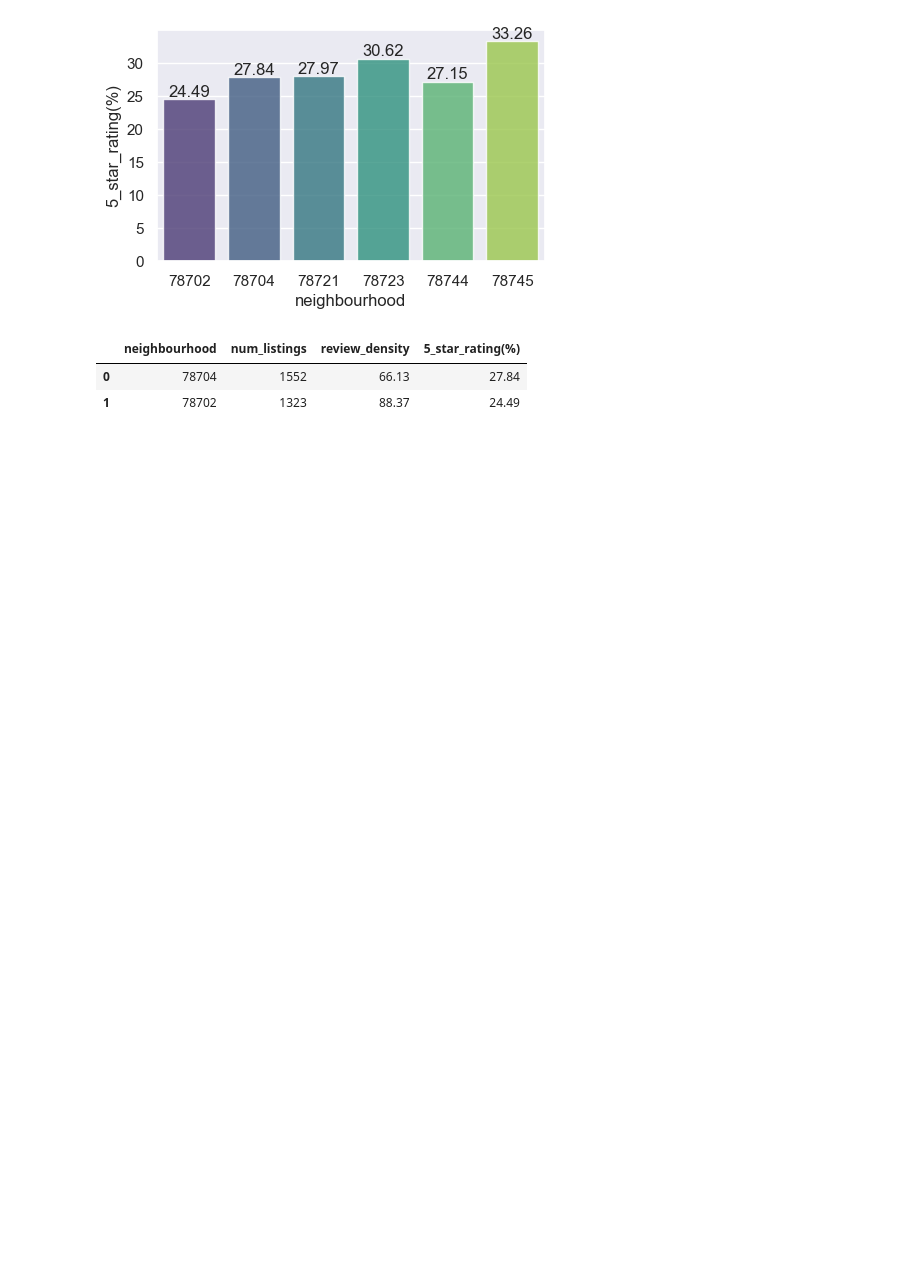
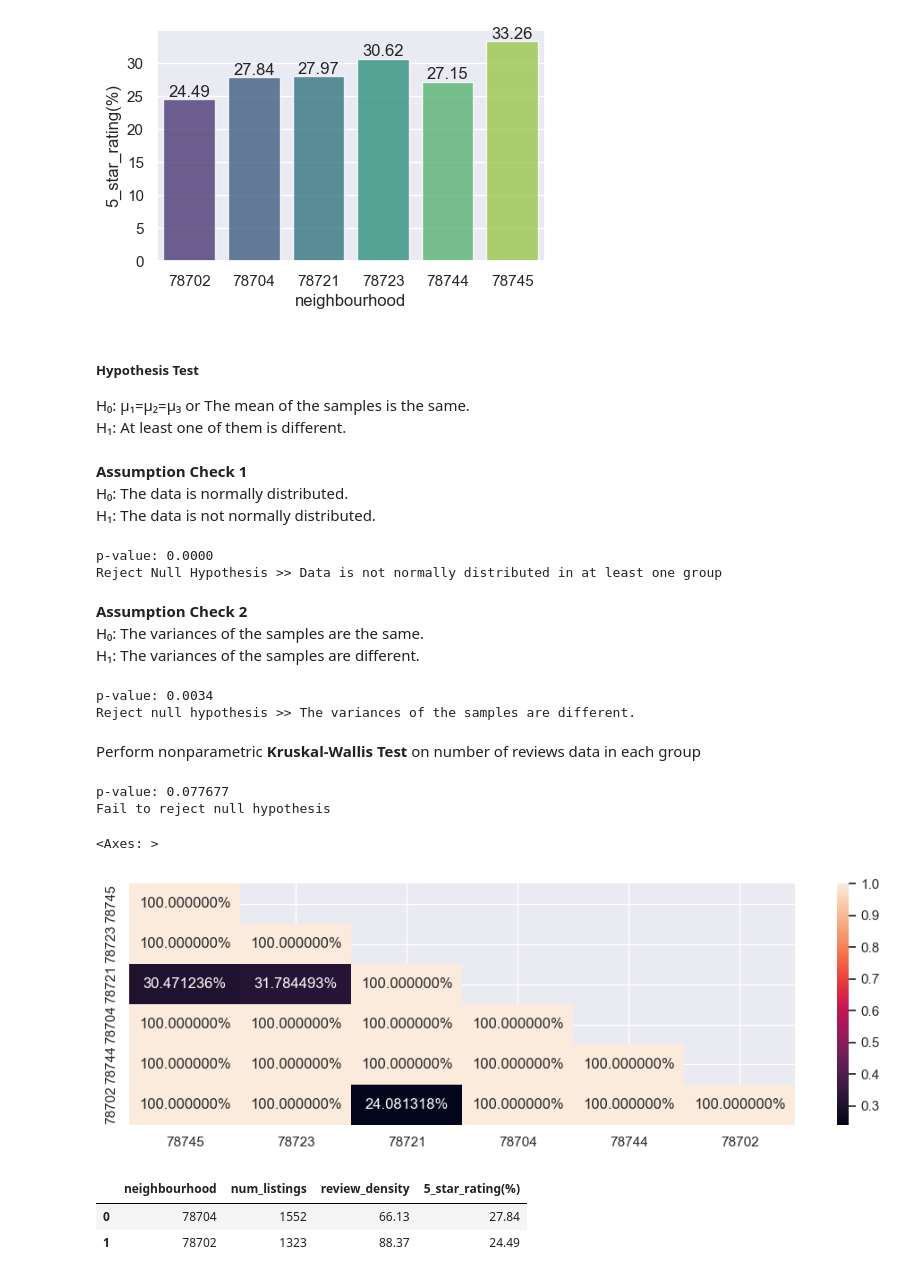
Before and after one commit to abhisingh91/airbnb-listings, a Jupyter notebook: data_insights.ipynb, the cells around one changed output. Cells and saved outputs as stored; diff of their text form; code cells hidden in the pictures; blank space fills up the shorter version.

```diff
--- a/data_insights.ipynb
+++ b/data_insights.ipynb
@@ -116,6 +187,70 @@ top_neighbourhood_5_star_rating = neighbourhood_5_star_rating_sorted.iloc[:10, [
 plth.plot_bar_graph('neighbourhood', '5_star_rating(%)', data=neighbourhood_5_star_rating_sorted, decimal_count=2, x_size=5, y_size=3, palette='viridis', alpha=0.8)
 # %% [output]
 [figure]
+# %% [markdown]
+##### Hypothesis Test
+H₀: μ₁=μ₂=μ₃ or The mean of the samples is the same. <br>
+H₁: At least one of them is different. <br>
+# %% [markdown]
+**Assumption Check 1** <br>
+H₀: The data is normally distributed.<br>
+H₁: The data is not normally distributed.
+# %%
+# check normality for all the ratings data in each group
+neighbourhoods = top_neighbourhood_5_star_rating['neighbourhood']
+
+failed_normality = False
+for nb in neighbourhoods:
+    if not hyph.has_normal_dist(df[df['neighbourhood'] == nb]['ratings']):
+        failed_normality = True
+        break
+if failed_normality:
+    print("Reject Null Hypothesis >> Data is not normally distributed in at least one group")
+else:
+    print("Fail to reject Null Hypothesis >> Data is normally distributed in each group")
+# %% [output]
+p-value: 0.0000
+Reject Null Hypothesis >> Data is not normally distributed in at least one group
+# %% [markdown]
+**Assumption Check 2** <br>
+H₀: The variances of the samples are the same. <br>
+H₁: The variances of the samples are different. <br>
+# %%
+ratings_by_neighbourhood = [np.array(df[df['neighbourhood'] == nb]['ratings']) for nb in neighbourhoods]
+hyph.check_variance_homogeneity(ratings_by_neighbourhood)
+# %% [output]
+p-value: 0.0034
+Reject null hypothesis >> The variances of the samples are different.
+# %% [markdown]
+Perform nonparametric **Kruskal-Wallis Test** on number of reviews data in each group
+# %%
+# perform the test
+
+F, p_value = kruskal(*ratings_by_neighbourhood)
+print(f"p-value: {p_value:.6f}")
+if p_value < 0.05:
+    print("Reject null hypothesis")
+else:
+    print("Fail to reject null hypothesis")
+# %% [output]
+p-value: 0.077677
+Fail to reject null hypothesis
+# %%
+# find which group or groups caused the difference
+
+posthoc_df = sp.posthoc_mannwhitney(ratings_by_neighbourhood, p_adjust='bonferroni')
+group_names= np.array(neighbourhoods, dtype=object)
+
+# Create a mask to hide the upper triangular part
+mask = np.triu(np.ones_like(posthoc_df), k=1)
+
+posthoc_df.columns= group_names
+posthoc_df.index= group_names
+sns.set(rc={'figure.figsize': (12, 3.5)})
+sns.heatmap(posthoc_df, mask=mask,annot=True, fmt='%')
+# %% [output]
+<Axes: >
+[figure, added]
 # %%
 # get the combinations that have all three properties at best
 neighbourhood_intersection_df = gph.get_group_intersection_df(top_neighbourhood_listings, top_neighbourhood_review_density, top_neighbourhood_5_star_rating, ['neighbourhood'])
```
Also changed, not shown: parts of 30 cells of this notebook, 1 other file.
